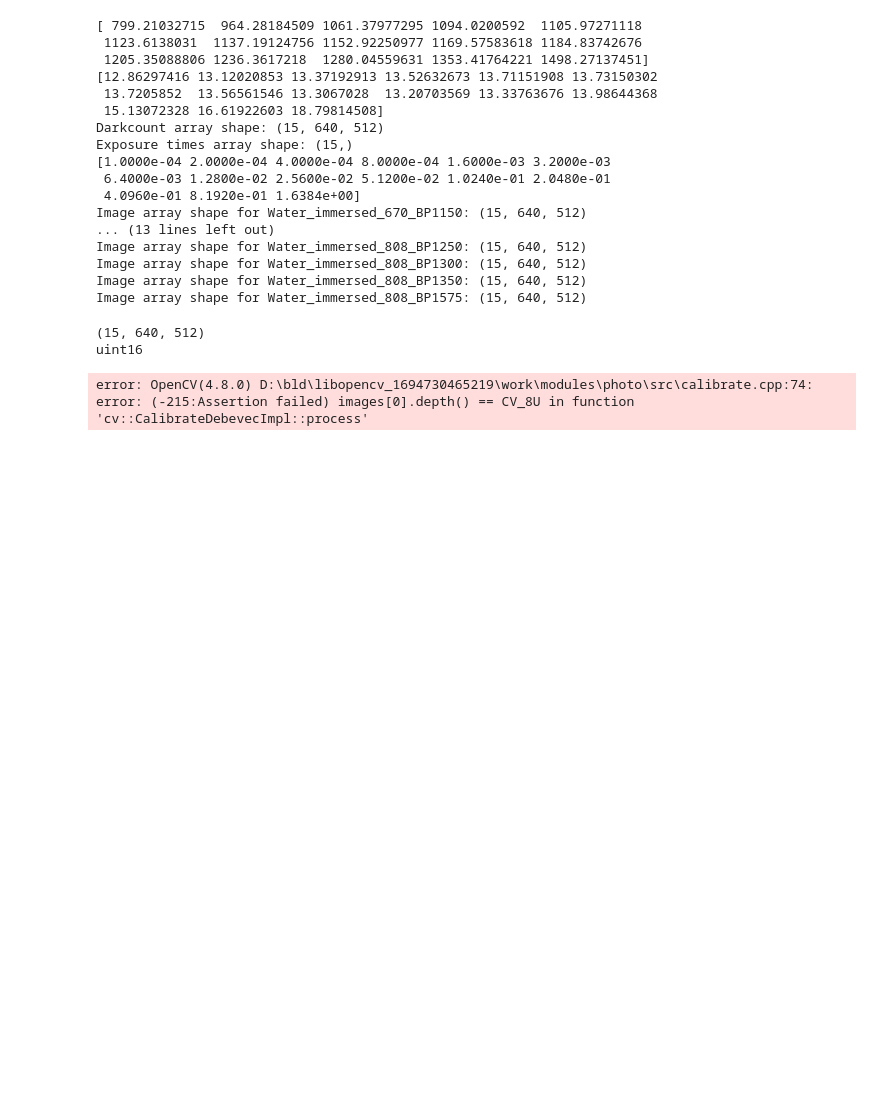
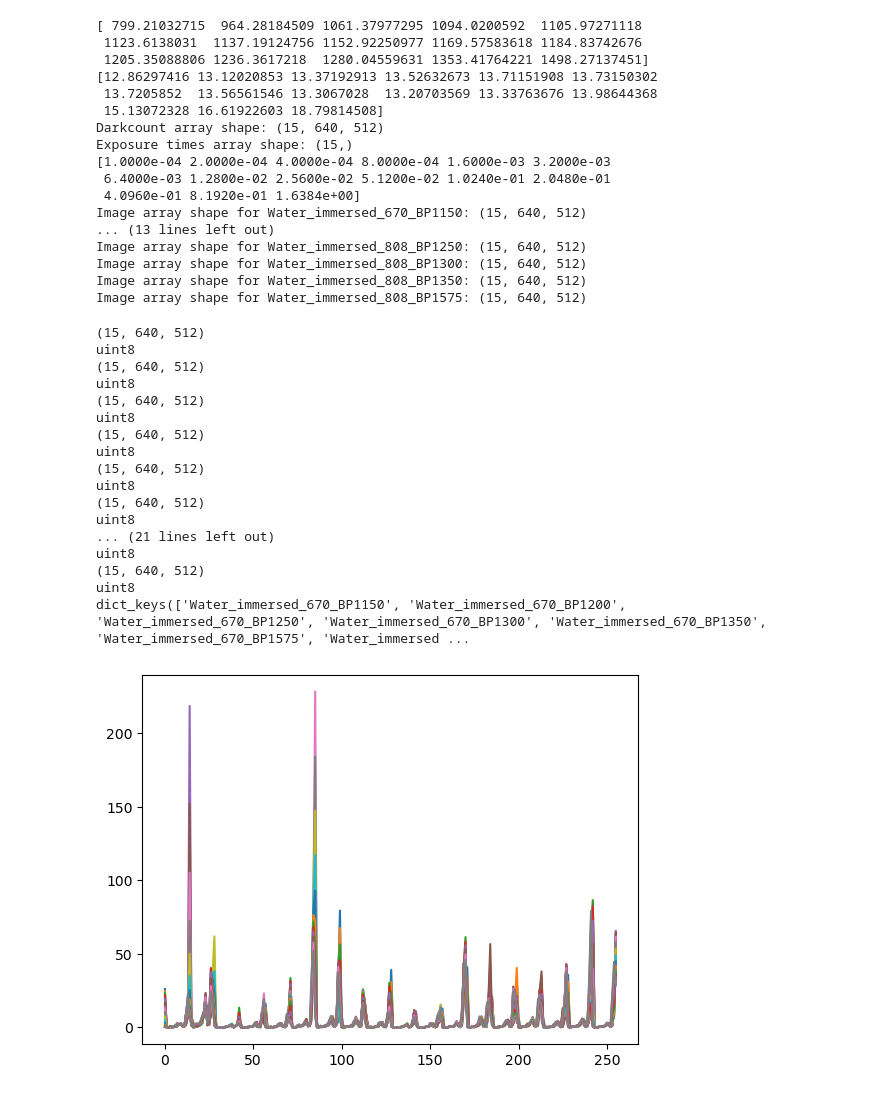
Before and after one commit to amishp42/SWIR_HDR, a Jupyter notebook: notebooks/240530_AP_HDR/240530_chips_HDR.ipynb, the cells around one changed output. Saved outputs shown, nothing was run; the diff lists cells and outputs as text; code cells hidden in the pictures; blank space fills up the shorter version.

Commit message:
AP HDR first attempt, basic functions work but results are not accurate

```diff
--- a/notebooks/240530_AP_HDR/240530_chips_HDR.ipynb
+++ b/notebooks/240530_AP_HDR/240530_chips_HDR.ipynb
@@ -102,33 +102,54 @@ Image array shape for Water_immersed_808_BP1575: (15, 640, 512)
 # %%
 #For each imaging condition, generate an HDR image
 
 #for key in image_arrays.keys():
 #    image_data = image_arrays[key].astype(np.uint8)
     #Align images between exposures by converting to median threshold bitmaps
 
 #    alignMTB = cv2.createAlignMTB()
 #    alignMTB.process(image_data, exposure_times)
 
 #Define camera response function
+responseDebevec = np.array([])
 for key in image_arrays.keys():
-    images = image_arrays[key]
-    #images = images.astype(np.uint16)
+    images = image_arrays[key].astype(np.uint8)
     print(images.shape)
     print(images.dtype)
     #greyimage = []
     #for image in images:
     #    print( image.shape)
     #    image = image.astype(np.uint16)#cv2.cvtColor(image, cv2.COLOR_BGR2GRAY)
     #    greyimage.append(image)
     #cv2.imshow('image', image)
 
     calibrateDebevec = cv2.createCalibrateDebevec()
-    responseDebevec = calibrateDebevec.process(images,exposure_times)
+    responseDebevec = np.append(responseDebevec, calibrateDebevec.process(images,exposure_times.astype(np.float32)))
+print (image_arrays.keys())
+responseDebevec = np.reshape(responseDebevec, [256,len(image_arrays.keys())])
+#Plot camera response function
 
-#Plot camera response function
+c = 0
+for key in image_arrays.keys():
+    plt.plot(np.arange(256), responseDebevec[:,c])
+    c = c+1
 # %% [output]
 (15, 640, 512)
-uint16
+uint8
+(15, 640, 512)
+uint8
+(15, 640, 512)
+uint8
+(15, 640, 512)
+uint8
+(15, 640, 512)
+uint8
+(15, 640, 512)
+uint8
+... (21 lines left out)
+uint8
+(15, 640, 512)
+uint8
+dict_keys(['Water_immersed_670_BP1150', 'Water_immersed_670_BP1200', 'Water_immersed_670_BP1250', 'Water_immersed_670_BP1300', 'Water_immersed_670_BP1350', 'Water_immersed_670_BP1575', 'Water_immersed ...
-error: OpenCV(4.8.0) D:\bld\libopencv_1694730465219\work\modules\photo\src\calibrate.cpp:74: error: (-215:Assertion failed) images[0].depth() == CV_8U in function 'cv::CalibrateDebevecImpl::process'
+[figure, added]
 # %%
 #Merge images with image fusion
```
Also changed, not shown: parts of 1 cell of this notebook.
